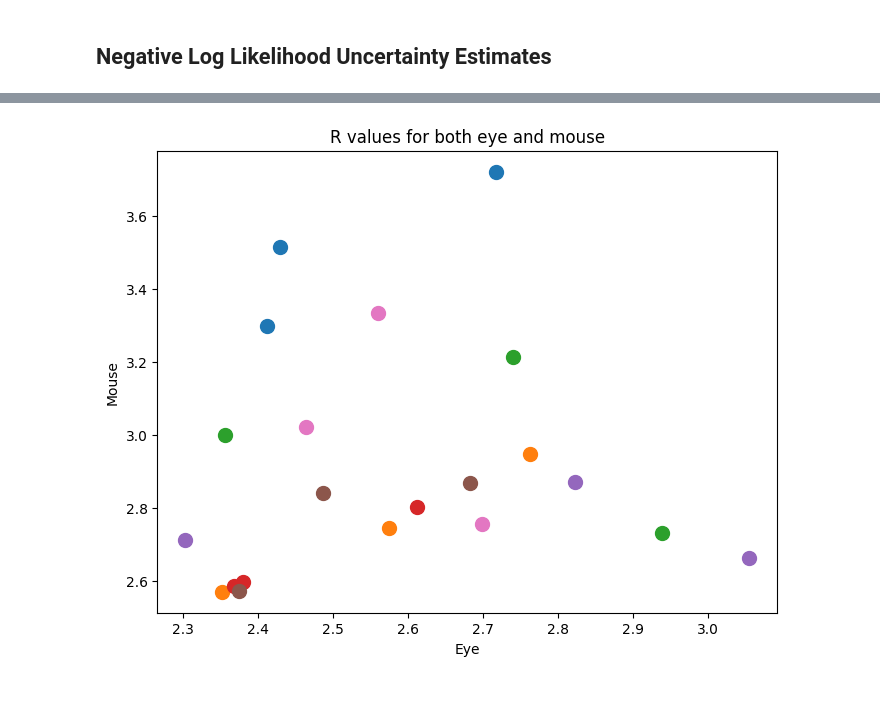
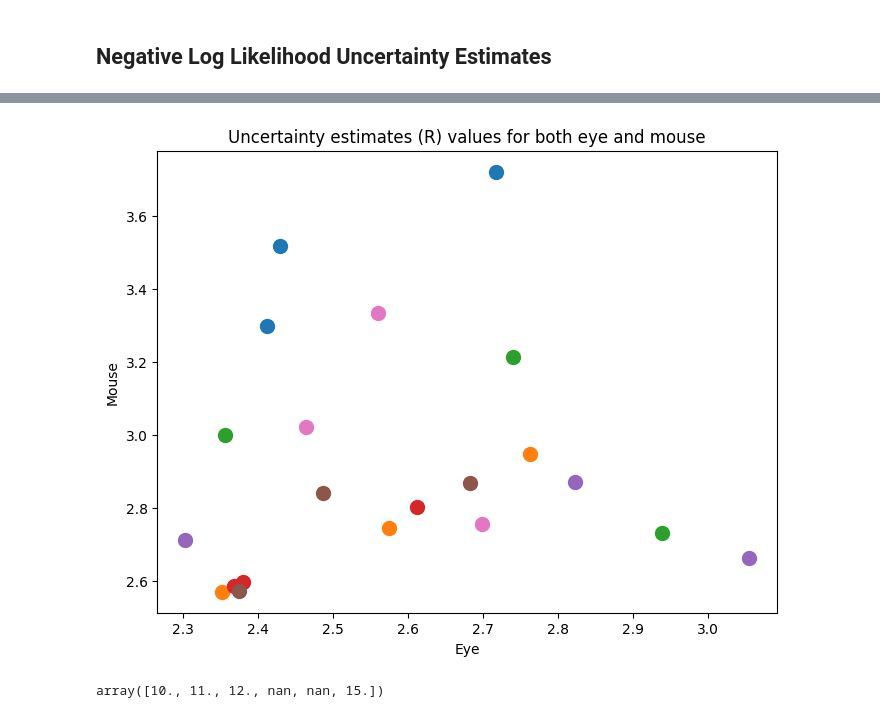
Before and after one commit to omeryildiran/Guido-Pascal-Omer-continuous-psychophysics, a Jupyter notebook: kalman uncertainty estimates.ipynb, the cells around one changed output, grey strips where cells are left out. Cells and saved outputs as stored; diff of their text form; code cells hidden in the pictures.

```diff
--- a/kalman uncertainty estimates.ipynb
+++ b/kalman uncertainty estimates.ipynb
@@ -7,6 +7,7 @@ import os
 import scipy.io as sio
 import glob
 # %%
+only_mouse = False
 def load_and_process_data(directory_path, part_of_file_name):
     # get latest file from data folder that includes part_of_file_name in its name
     fileIs = sorted((f for f in glob.glob(f"{directory_path}/*") if part_of_file_name in f), key=os.path.getctime)[-1]
@@ -14,7 +15,11 @@ def load_and_process_data(directory_path, part_of_file_name):
     # load the .mat file
     mat_contents = sio.loadmat(fileIs)
     # extract the necessary data
-    sigma, eyeResp, target = mat_contents['sigma'], mat_contents['eyeX'], mat_contents['blob_x']
+    if only_mouse:
+        sigma, target = mat_contents['sigma'], mat_contents['blob_x']
+    else:
+        sigma, eyeResp, target = mat_contents['sigma'], mat_contents['eyeX'], mat_contents['blob_x']
+
     mouseResp = mat_contents['mouse_x'] if fileIs.split('_')[2] == "both" else None
     if mouseResp is not None:
         mouseResp = mouseResp - np.mean(mouseResp, axis=1, keepdims=True)
@@ -27,7 +32,7 @@ def load_and_process_data(directory_path, part_of_file_name):
     nTrialPerSigma = nTrial // nSigma
     blob_widths = np.unique(sigma.flatten())
 
-    return sigma, eyeResp, target, mouseResp, nTrial, nSigma, nTrialPerSigma, blob_widths
+    return sigma,eyeResp, target, mouseResp, nTrial, nSigma, nTrialPerSigma, blob_widths
 
 
 sigma, eyeResp, target, mouseResp = load_and_process_data("data_both", "p8")[:4]
@@ -36,23 +41,3 @@ blob_widths = np.unique(sigma.flatten())
 nTrial = len(sigma.flatten())
 nSigma = (nTrial - 1) // 5 + 1
 nTrialPerSigma = nTrial // nSigma
-# %%
-# load mat file
-directory_path = "data_both"  # replace with your directory path
-part_of_file_name = 'p7'
-
-# get latest file from data folder that includes 'p8' in its name
-fileIs = sorted((f for f in glob.glob(f"{directory_path}/*") if part_of_file_name in f), key=os.path.getctime)[-1]
-print(fileIs)
-# load the .mat file
-mat_contents = sio.loadmat(fileIs)
-
-# extract the necessary data
-sigma, eyeResp, target = mat_contents['sigma'], mat_contents['eyeX'], mat_contents['blob_x']
-mouseResp = mat_contents['mouse_x'] if fileIs.split('_')[1] == "both" else None
-
-# calculate the number of trials
-nTrial = len(sigma.flatten())
-nSigma = (nTrial - 1) // 5 + 1
-nTrialPerSigma = nTrial // nSigma
-blob_widths = np.unique(sigma.flatten())
@@ -131,7 +111,7 @@ colors = ['#000000', '#800000', '#008000', '#000080', '#808000', '#800080', '#00
 # %%
 rValBoth_all = []
 rValEye_all = []
-for numP in range(3, 10):
+for numP in range(10):
     randomColorCode = np.random.rand(3,)
     for dataType in ["data_eye", "data_both"]:
         r_values_eye = []
@@ -244,12 +256,26 @@ flattned_rValEye_all = [item for sublist in rValEye_all for item in sublist]
 # %%
 rValBoth_all = np.array(rValBoth_all)
 rValEye_all = np.array(rValEye_all)
 # Plot R values for both eye and mouse
 plt.figure(figsize=(8, 6))
 plt.plot(rValBoth_all.T,rValEye_all.T, 'o', markersize=10)
 plt.xlabel('Eye')
 plt.ylabel('Mouse')
-plt.title('R values for both eye and mouse')
+plt.title('Uncertainty estimates (R) values for both eye and mouse')
 plt.show()
 # %% [output]
-[figure, old version]
+[figure, new version]
+# %%
+import numpy as np
+
+# Define the matrix with NaN where indicated
+matrix = np.array([
+    [10, np.nan, 12,np.nan,np.nan,np.nan],
+    [np.nan, 11, np.nan,np.nan,np.nan,15],
+])
+
+# Compute the average of each column, ignoring NaN values
+average = np.nanmean(matrix, axis=0)
+average
+# %% [output]
+array([10., 11., 12., nan, nan, 15.])
```
Also changed, not shown: parts of 9 cells of this notebook, 8 other files.
